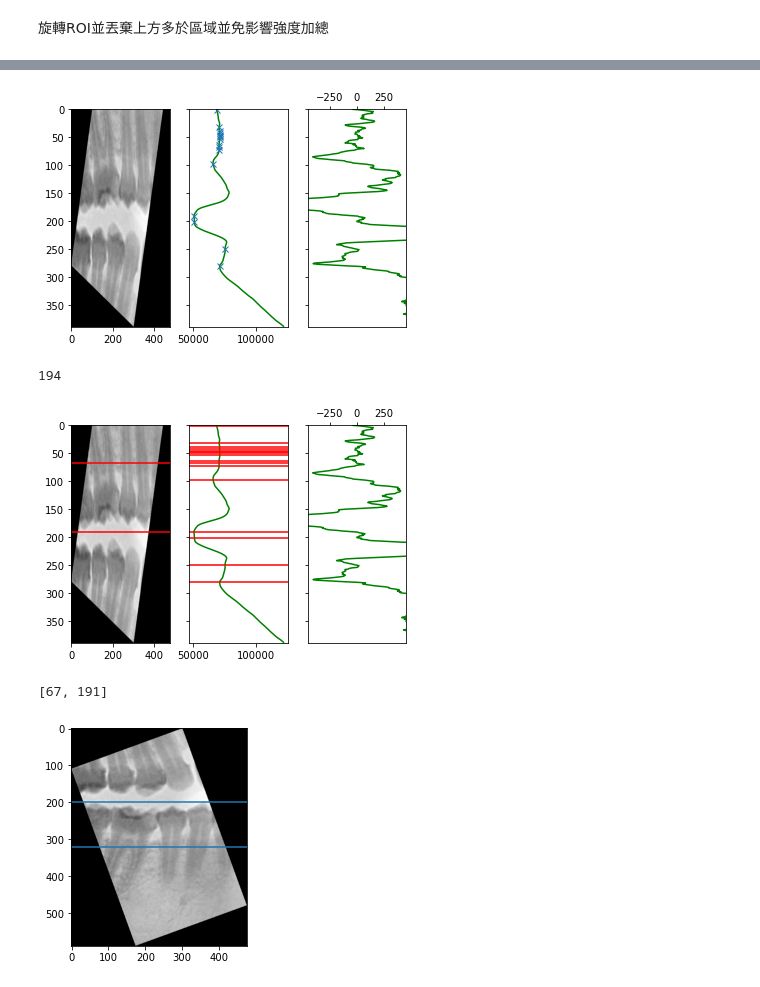
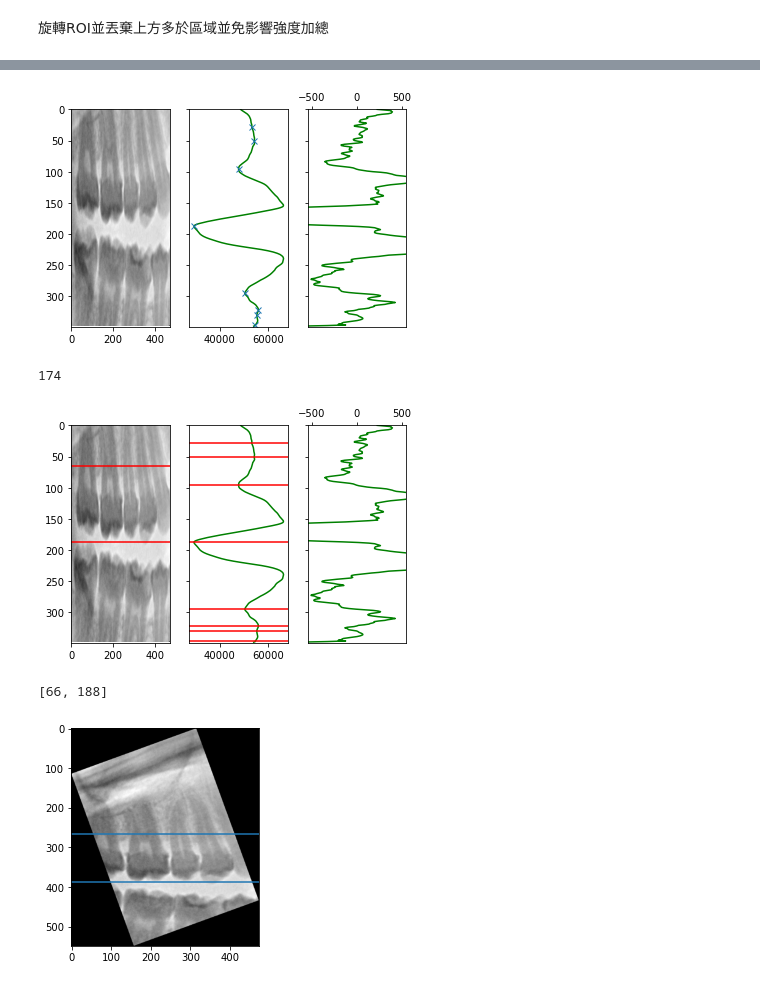
Before and after one commit to alan8365/dentist-CV, a Jupyter notebook: edge/gum_jaw_separation_demo.ipynb, the cells around one changed output, grey strips where cells are left out. Saved outputs shown, nothing was run; the diff lists cells and outputs as text; code cells hidden in the pictures.

```diff
--- a/edge/gum_jaw_separation_demo.ipynb
+++ b/edge/gum_jaw_separation_demo.ipynb
@@ -23,0 +32,8 @@ data_dir = Path(os.getenv('DATASET_DIR')) / 'phase-2'
+# %%
+import cv2 as cv
+
+im = cv.imread(str(image_path), cv.IMREAD_GRAYSCALE)
+
+plt.gray()
+plt.imshow(1 - im)
+plt.show()
@@ -24,15 +42,7 @@ data_dir = Path(os.getenv('DATASET_DIR')) / 'phase-2'
 # %%
-get_random = False
-# get_random = True
-
-image_names = list(data_dir.glob('00008026.jpg'))
-image_path = image_names[0]
-roi_index = 3
-
-filename = image_path.stem
-
+roi_index = 0
 # im_g, flag, tooth_position = quick_get_roi(image_name=image_path, model=model, roi_index=roi_index)
-im_g, flag, tooth_position, *_ = quick_get_roi(image_name=image_path, model=None, roi_index=roi_index, random_sample=get_random, image_dir=data_dir)
+im_g, flag, tooth_position, teeth_roi_split_teeth, target_roi = quick_get_roi(image_name=image_path, model=None, roi_index=roi_index, random_sample=get_random, image_dir=data_dir)
 
 plt.imshow(1 - im_g, cmap='gray')
 plt.show()
@@ -42,7 +52,8 @@ plt.show()
 旋轉ROI並丟棄上方多於區域並免影響強度加總
 # %%
 theta = get_rotation_angle(im_g, flag=flag, tooth_position=tooth_position)
-source = ndimage.rotate(im_g, theta, reshape=True, cval=255)
+source = fill_rotate(im, target_roi['xyxy'], theta)
+# source = ndimage.rotate(im_g, theta, reshape=True, cval=255)
 
 margin = 30
 padding = 200  # * abs(theta) // 10 + 1
@@ -99,8 +110,8 @@ jaw_sep_line
 height // 2
 # hor_valleys[hor_valleys < jaw_sep_line - 30]
 # %% [output]
-[figure, old version]
+[figure, new version]
-194
+174
 # %%
 jaw_sep_line = height
 gum_sep_line = 0
@@ -152,23 +163,27 @@ plt.show()
 
 print(default_return[:2])
 # %% [output]
-[figure, old version]
+[figure, new version]
-[67, 191]
+[66, 188]
 # %%
 if flag == 'lower':
     default_return[0] = height - default_return[0]
     default_return[1] = height - default_return[1]
+else:
+    default_return[0] = default_return[0] + padding
+    default_return[1] = default_return[1] + padding
+
 
 # Plot
 source2 = ndimage.rotate(im_g, theta, reshape=True, cval=255)
 
 plt.gray()
 plt.axhline(default_return[0])
 plt.axhline(default_return[1])
 plt.imshow(1 - source2)
 plt.show()
 # %% [output]
-[figure, old version]
+[figure, new version]
 # %%
 x = np.array(range(0, hor.shape[0]))
 
```
Also changed, not shown: parts of 6 cells of this notebook, 9 other files.
